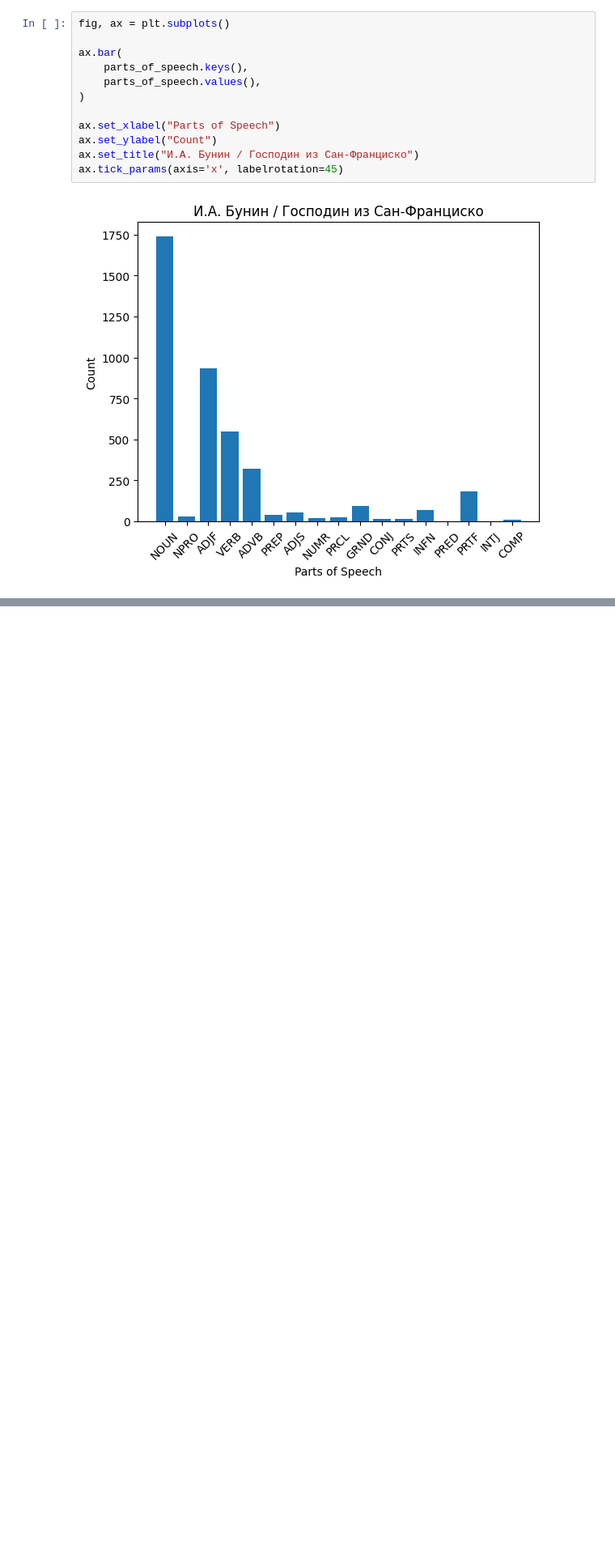
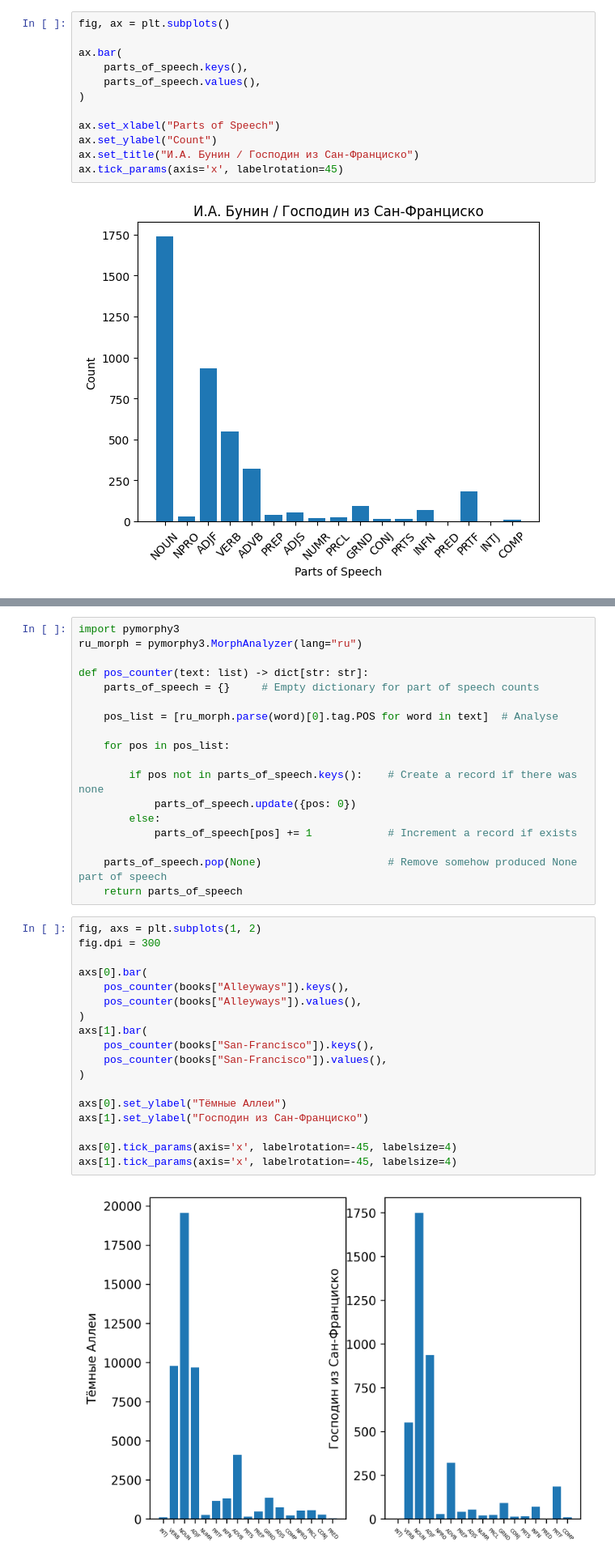
Before and after one commit to danila-zol/Introduction_to_Python_SAS, a Jupyter notebook: Code_Examples/Lecture6/text_analysis_ru.ipynb, the cells around one changed output, grey strips where cells are left out. Shown at 81% size. Saved outputs shown, nothing was run; the diff lists cells and outputs as text; blank space fills up the shorter version.

```diff
--- a/Code_Examples/Lecture6/text_analysis_ru.ipynb
+++ b/Code_Examples/Lecture6/text_analysis_ru.ipynb
@@ -240,0 +284,38 @@ ax.tick_params(axis='x', labelrotation=45)
+# %%
+import pymorphy3
+ru_morph = pymorphy3.MorphAnalyzer(lang="ru")
+
+def pos_counter(text: list) -> dict[str: str]:
+    parts_of_speech = {}     # Empty dictionary for part of speech counts
+
+    pos_list = [ru_morph.parse(word)[0].tag.POS for word in text]  # Analyse
+
+    for pos in pos_list:
+
+        if pos not in parts_of_speech.keys():    # Create a record if there was none
+            parts_of_speech.update({pos: 0})
+        else:
+            parts_of_speech[pos] += 1            # Increment a record if exists
+
+    parts_of_speech.pop(None)                    # Remove somehow produced None part of speech
+    return parts_of_speech
+# %%
+fig, axs = plt.subplots(1, 2)
+fig.dpi = 300
+
+axs[0].bar(
+    pos_counter(books["Alleyways"]).keys(),
+    pos_counter(books["Alleyways"]).values(),
+)
+axs[1].bar(
+    pos_counter(books["San-Francisco"]).keys(),
+    pos_counter(books["San-Francisco"]).values(),
+)
+
+axs[0].set_ylabel("Тёмные Аллеи")
+axs[1].set_ylabel("Господин из Сан-Франциско")
+
+axs[0].tick_params(axis='x', labelrotation=-45, labelsize=4)
+axs[1].tick_params(axis='x', labelrotation=-45, labelsize=4)
+# %% [output]
+[figure, added]
```
Also changed, not shown: parts of 6 cells of this notebook, 4 other files.
